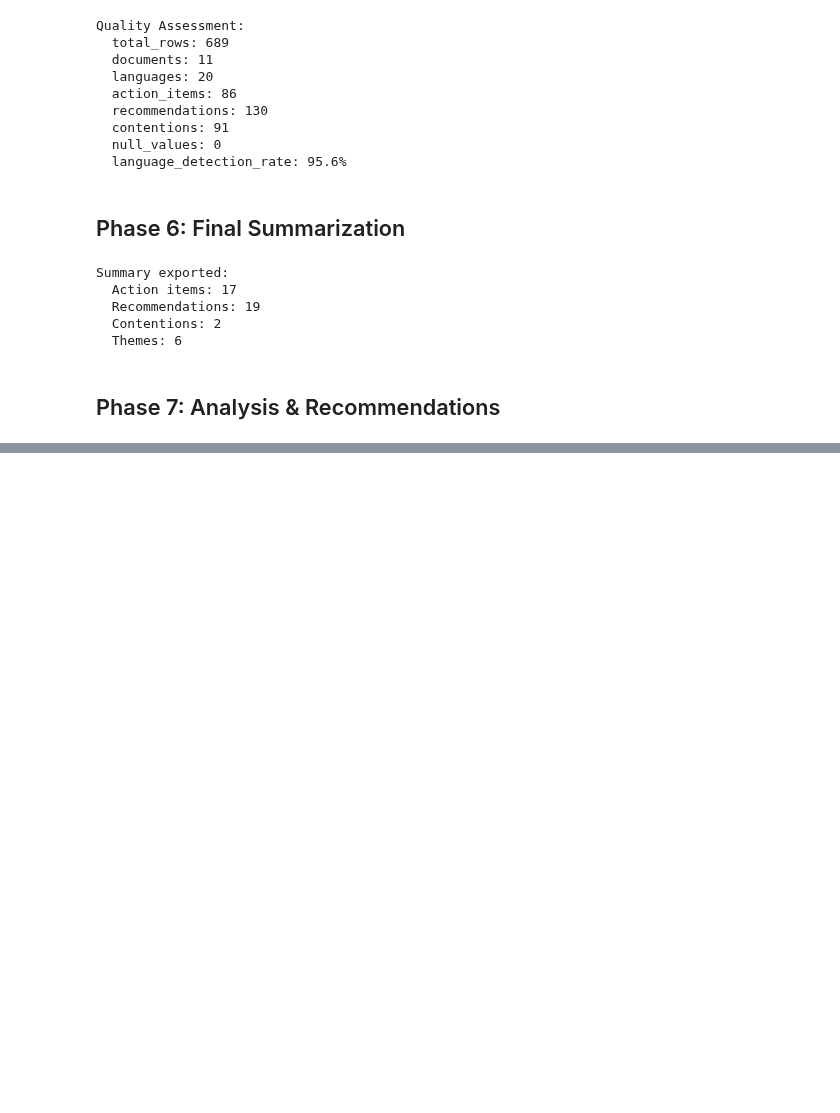
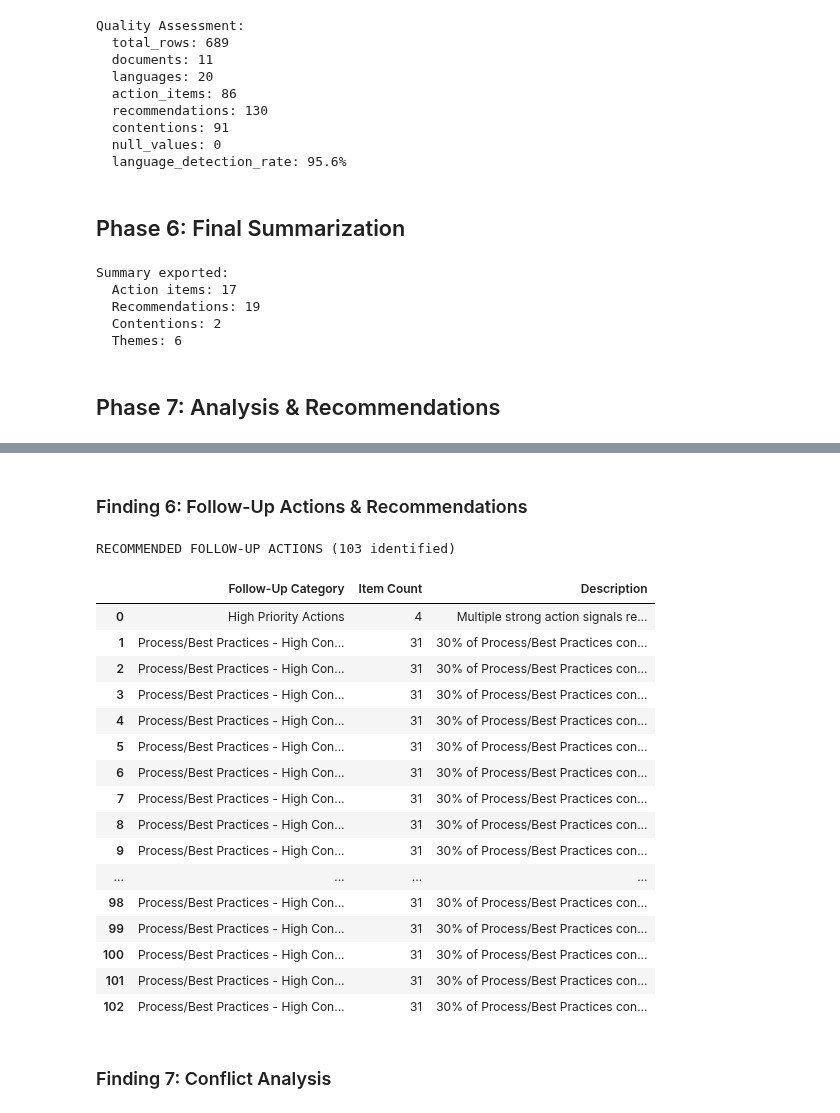
Before and after one commit to KevinCarr42/CSAS-Exploratory-Data-Analysis, a Jupyter notebook: sep_24_meeting.ipynb, the cells around one changed output, grey strips where cells are left out. Drawn from its saved outputs; the diff is of its cells as text; code cells hidden in the pictures; blank space fills up the shorter version.

```diff
--- a/sep_24_meeting.ipynb
+++ b/sep_24_meeting.ipynb
@@ -182,0 +260,19 @@ Exported files:
+# %%
+# Load patterns
+with open(os.path.join(data_dir, 'phase7_patterns.json'), 'r') as f:
+    patterns_data = json.load(f)
+
+# Action items by source file
+action_by_source = patterns_data['action_item_distribution']['by_source_file']
+action_source_df = pd.DataFrame(list(action_by_source.items()), columns=['Source File', 'Action Items Count'])
+action_source_df = action_source_df.sort_values('Action Items Count', ascending=False)
+
+print('ACTION ITEMS DISTRIBUTION BY SOURCE FILE\n')
+display(action_source_df)
+
+# Action items by theme
+print('\n\nACTION ITEMS DISTRIBUTION BY THEME\n')
+action_by_theme = patterns_data['action_item_distribution']['by_theme']
+action_theme_df = pd.DataFrame(list(action_by_theme.items()), columns=['Theme', 'Action Items Count'])
+action_theme_df = action_theme_df.sort_values('Action Items Count', ascending=False)
+display(action_theme_df)
@@ -182,0 +300,39 @@ Exported files:
+# %% [markdown]
+### Finding 6: Follow-Up Actions & Recommendations
+# %%
+# Load follow-up actions
+with open(os.path.join(data_dir, 'phase7_follow_up_actions.json'), 'r') as f:
+    follow_up_data = json.load(f)
+
+# Convert to DataFrame
+follow_up_df = pd.DataFrame(follow_up_data)
+follow_up_df = follow_up_df[['type', 'count', 'description']].rename(columns={
+    'type': 'Follow-Up Category',
+    'count': 'Item Count',
+    'description': 'Description'
+})
+
+print(f'RECOMMENDED FOLLOW-UP ACTIONS ({len(follow_up_df)} identified)\n')
+pd.set_option('display.max_rows', 120)
+display(follow_up_df)
+# %% [output]
+RECOMMENDED FOLLOW-UP ACTIONS (103 identified)
+|  | Follow-Up Category | Item Count | Description |
+| 0 | High Priority Actions | 4 | Multiple strong action signals re... |
+| 1 | Process/Best Practices - High Con... | 31 | 30% of Process/Best Practices con... |
+| 2 | Process/Best Practices - High Con... | 31 | 30% of Process/Best Practices con... |
+| 3 | Process/Best Practices - High Con... | 31 | 30% of Process/Best Practices con... |
+| 4 | Process/Best Practices - High Con... | 31 | 30% of Process/Best Practices con... |
+| 5 | Process/Best Practices - High Con... | 31 | 30% of Process/Best Practices con... |
+| 6 | Process/Best Practices - High Con... | 31 | 30% of Process/Best Practices con... |
+| 7 | Process/Best Practices - High Con... | 31 | 30% of Process/Best Practices con... |
+| 8 | Process/Best Practices - High Con... | 31 | 30% of Process/Best Practices con... |
+| 9 | Process/Best Practices - High Con... | 31 | 30% of Process/Best Practices con... |
+| ... | ... | ... | ... |
+| 98 | Process/Best Practices - High Con... | 31 | 30% of Process/Best Practices con... |
+| 99 | Process/Best Practices - High Con... | 31 | 30% of Process/Best Practices con... |
+| 100 | Process/Best Practices - High Con... | 31 | 30% of Process/Best Practices con... |
+| 101 | Process/Best Practices - High Con... | 31 | 30% of Process/Best Practices con... |
+| 102 | Process/Best Practices - High Con... | 31 | 30% of Process/Best Practices con... |
+# %% [markdown]
+### Finding 7: Conflict Analysis
```
Also changed, not shown: parts of 13 cells of this notebook.
